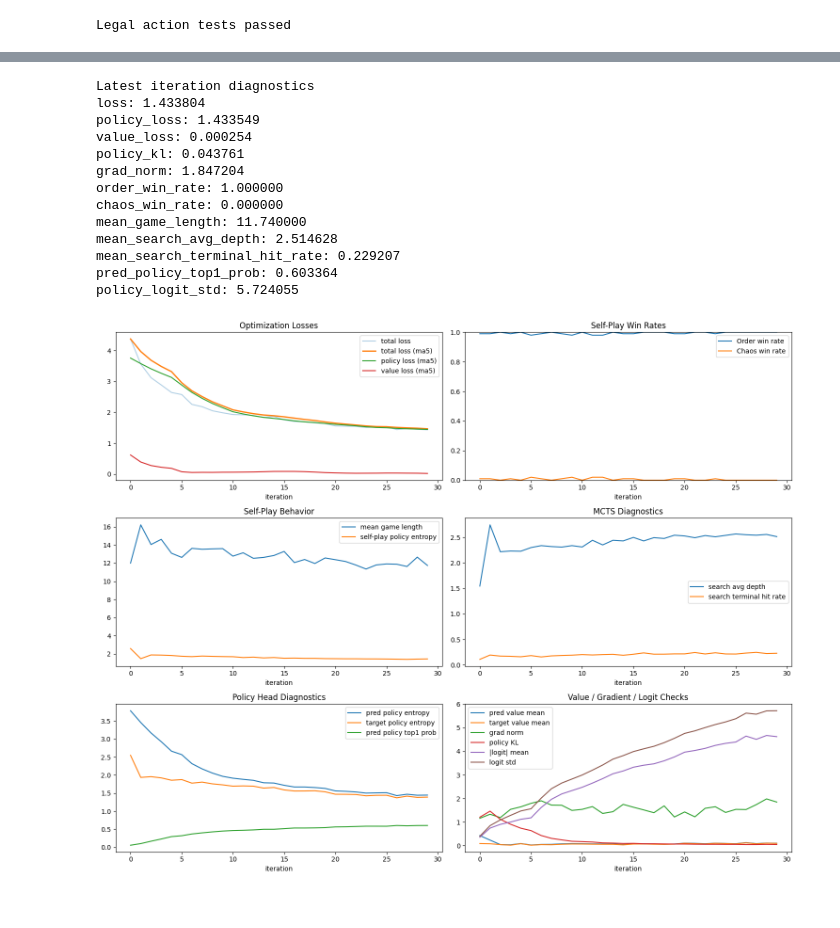
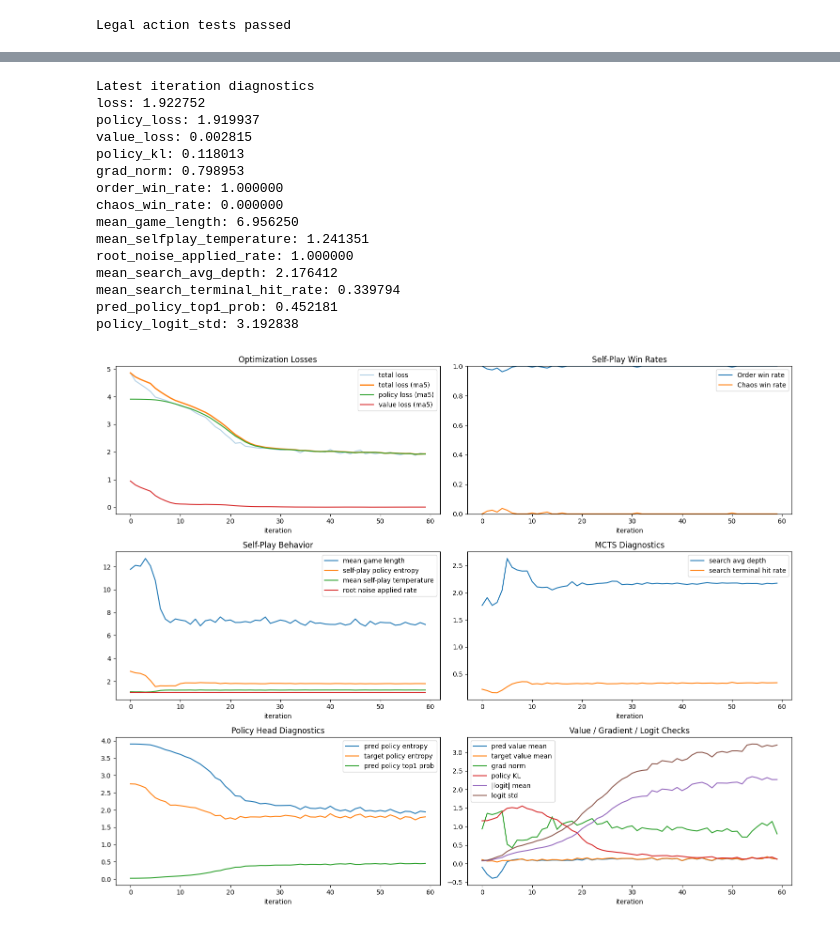
Before and after one commit to Karthik-29/OrderAndChaos, a Jupyter notebook: model/maxwell'sDemon.ipynb, the cells around one changed output, grey strips where cells are left out. Cells and saved outputs as stored; diff of their text form; code cells hidden in the pictures.

```diff
--- a/model/maxwell'sDemon.ipynb
+++ b/model/maxwell'sDemon.ipynb
@@ -499,17 +582,27 @@ def train_step(net, optimizer, batch, diagnostics=False):
 # %%
 # Training loop with diagnostics
 
-NUM_ITERATIONS = 60
+replay_buffer = []
+NUM_ITERATIONS = 120
 BATCH_SIZE = 128
 MAX_BUFFER_SIZE = 20000
 SELF_PLAY_GAMES = 160
 SIMULATIONS_PER_MOVE = 96
 
+# Root Dirichlet noise (AlphaZero-style exploration)
+ROOT_DIRICHLET_EPSILON = 0.25
+ROOT_DIRICHLET_ALPHA = 0.3
+
+# Move-based temperature schedule
+TEMP_OPENING = 1.25
+TEMP_MIDGAME = 0.7
+TEMP_ENDGAME = 0.15
+TEMP_OPENING_MOVES = 8
+TEMP_MIDGAME_MOVES = 16
+
 TARGET_UPDATES_PER_FRESH_SAMPLE = 1.2
 MIN_GRADIENT_STEPS = 20
 MAX_GRADIENT_STEPS = 70
-
-
 
 mean_loss_history = {}
 iteration_metrics_history = []
@@ -525,6 +618,15 @@ for iteration in range(NUM_ITERATIONS):
         game_data, game_summary, _ = self_play_game(
             net,
             num_simulations=SIMULATIONS_PER_MOVE,
+            use_temperature_schedule=True,
+            temperature_opening=TEMP_OPENING,
+            temperature_midgame=TEMP_MIDGAME,
+            temperature_endgame=TEMP_ENDGAME,
+            temperature_opening_moves=TEMP_OPENING_MOVES,
+            temperature_midgame_moves=TEMP_MIDGAME_MOVES,
+            add_root_dirichlet_noise=True,
+            dirichlet_epsilon=ROOT_DIRICHLET_EPSILON,
+            dirichlet_alpha=ROOT_DIRICHLET_ALPHA,
             collect_diagnostics=True,
         )
         replay_buffer.extend(game_data)
@@ -574,6 +676,8 @@ for iteration in range(NUM_ITERATIONS):
         "order_win_rate": mean_key(game_summaries, "order_win"),
         "chaos_win_rate": mean_key(game_summaries, "chaos_win"),
         "mean_game_length": mean_key(game_summaries, "num_moves"),
+        "mean_selfplay_temperature": mean_key(game_summaries, "mean_temperature"),
+        "root_noise_applied_rate": mean_key(game_summaries, "root_noise_applied_rate"),
         "mean_selfplay_policy_entropy": mean_key(game_summaries, "mean_policy_entropy"),
         "mean_selfplay_top1_prob": mean_key(game_summaries, "mean_policy_top1_prob"),
         "mean_search_avg_depth": mean_key(game_summaries, "mean_search_avg_depth"),
@@ -589,6 +693,8 @@ for iteration in range(NUM_ITERATIONS):
         f"KL {iteration_summary['policy_kl']:.4f} | "
         f"Steps {int(iteration_summary['gradient_steps'])} "
         f"(reuse {iteration_summary['effective_reuse_ratio']:.2f}) | "
+        f"Temp {iteration_summary['mean_selfplay_temperature']:.2f} | "
+        f"RootNoise {iteration_summary['root_noise_applied_rate']:.2f} | "
         f"Wins O/C {iteration_summary['order_win_rate']:.2f}/{iteration_summary['chaos_win_rate']:.2f} | "
         f"Len {iteration_summary['mean_game_length']:.2f} | "
         f"Replay {int(iteration_summary['replay_buffer_size'])}"
@@ -633,6 +739,8 @@ grad_norms = [m["grad_norm"] for m in iteration_metrics_history]
 order_wins = [m["order_win_rate"] for m in iteration_metrics_history]
 chaos_wins = [m["chaos_win_rate"] for m in iteration_metrics_history]
 game_lengths = [m["mean_game_length"] for m in iteration_metrics_history]
+selfplay_temperature = [m["mean_selfplay_temperature"] for m in iteration_metrics_history]
+root_noise_rate = [m["root_noise_applied_rate"] for m in iteration_metrics_history]
 selfplay_entropy = [m["mean_selfplay_policy_entropy"] for m in iteration_metrics_history]
 search_depth = [m["mean_search_avg_depth"] for m in iteration_metrics_history]
 search_terminal = [m["mean_search_terminal_hit_rate"] for m in iteration_metrics_history]
@@ -661,6 +769,8 @@ axes[0, 1].legend()
 
 axes[1, 0].plot(iterations, game_lengths, label="mean game length")
 axes[1, 0].plot(iterations, selfplay_entropy, label="self-play policy entropy")
+axes[1, 0].plot(iterations, selfplay_temperature, label="mean self-play temperature")
+axes[1, 0].plot(iterations, root_noise_rate, label="root noise applied rate")
 axes[1, 0].set_title("Self-Play Behavior")
 axes[1, 0].legend()
 
@@ -683,44 +793,48 @@ axes[2, 1].plot(iterations, logit_abs_mean, label="|logit| mean")
 axes[2, 1].plot(iterations, logit_std, label="logit std")
 axes[2, 1].set_title("Value / Gradient / Logit Checks")
 axes[2, 1].legend()
 
 for ax in axes.flat:
     ax.set_xlabel("iteration")
 
 plt.tight_layout()
 
 last = iteration_metrics_history[-1]
 print("Latest iteration diagnostics")
 for key in [
     "loss",
     "policy_loss",
     "value_loss",
     "policy_kl",
     "grad_norm",
     "order_win_rate",
     "chaos_win_rate",
     "mean_game_length",
+    "mean_selfplay_temperature",
+    "root_noise_applied_rate",
     "mean_search_avg_depth",
     "mean_search_terminal_hit_rate",
     "pred_policy_top1_prob",
     "policy_logit_std",
 ]:
     print(f"{key}: {last[key]:.6f}")
 # %% [output]
 Latest iteration diagnostics
-loss: 1.433804
-policy_loss: 1.433549
-value_loss: 0.000254
-policy_kl: 0.043761
-grad_norm: 1.847204
+loss: 1.922752
+policy_loss: 1.919937
+value_loss: 0.002815
+policy_kl: 0.118013
+grad_norm: 0.798953
 order_win_rate: 1.000000
 chaos_win_rate: 0.000000
-mean_game_length: 11.740000
-mean_search_avg_depth: 2.514628
-mean_search_terminal_hit_rate: 0.229207
-pred_policy_top1_prob: 0.603364
-policy_logit_std: 5.724055
+mean_game_length: 6.956250
+mean_selfplay_temperature: 1.241351
+root_noise_applied_rate: 1.000000
+mean_search_avg_depth: 2.176412
+mean_search_terminal_hit_rate: 0.339794
+pred_policy_top1_prob: 0.452181
+policy_logit_std: 3.192838
-[figure, old version]
+[figure, new version]
 # %%
 # #retrain
 
```
Also changed, not shown: parts of 4 cells of this notebook, 2 other files.
